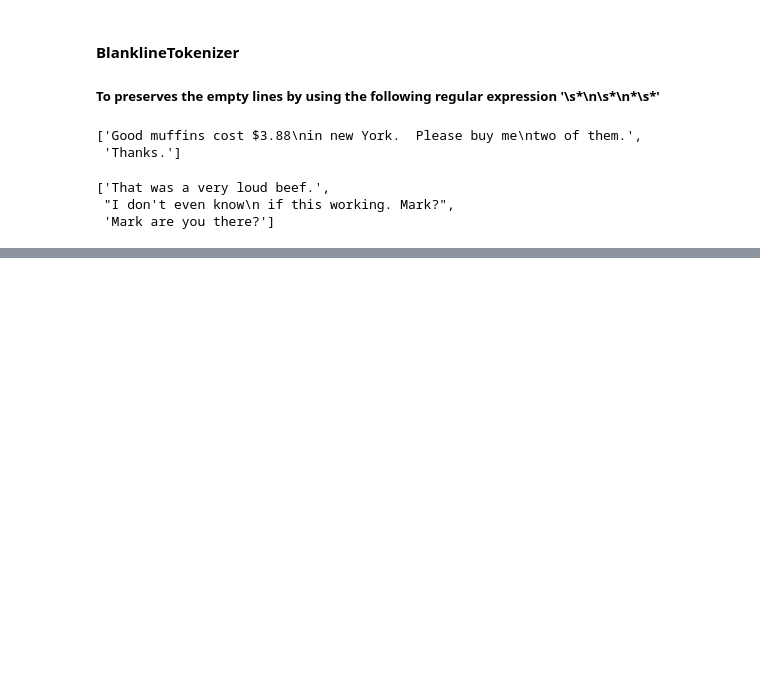
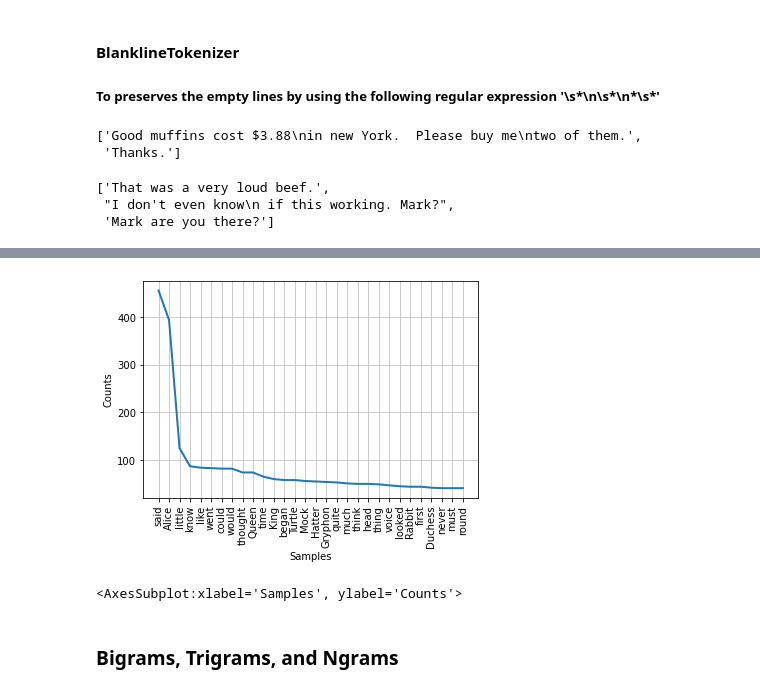
Before and after one commit to pappumahato/Natural-Language-Processing, a Jupyter notebook: nlp_basics.ipynb, the cells around one changed output, grey strips where cells are left out. Saved outputs shown, nothing was run; the diff lists cells and outputs as text; code cells hidden in the pictures; blank space fills up the shorter version.

```diff
--- a/nlp_basics.ipynb
+++ b/nlp_basics.ipynb
@@ -105,0 +153,5 @@ BlanklineTokenizer().tokenize(s)
+# %%
+# To import "english" stopwords
+from nltk.corpus import stopwords
+stop_words = set(stopwords.words("english"))
+print(stop_words)
@@ -105,0 +160,15 @@ BlanklineTokenizer().tokenize(s)
+# %%
+# To remove "english" stopwords
+from nltk.tokenize import sent_tokenize, word_tokenize
+filtered_word = []
+
+sample = gutenberg.raw("carroll-alice.txt")
+tok_word = word_tokenize(sample)
+# %%
+for w in tok_word:
+    if w not in stop_words:
+        if len(w)>3:
+            filtered_word.append(w)
+
+fdist = FreqDist(filtered_word)
+print(fdist)
@@ -105,0 +200,7 @@ BlanklineTokenizer().tokenize(s)
+# %%
+fdist.plot(30)
+# %% [output]
+[figure, added]
+<AxesSubplot:xlabel='Samples', ylabel='Counts'>
+# %% [markdown]
+### Bigrams, Trigrams, and Ngrams
```
Also changed, not shown: parts of 8 cells of this notebook.
